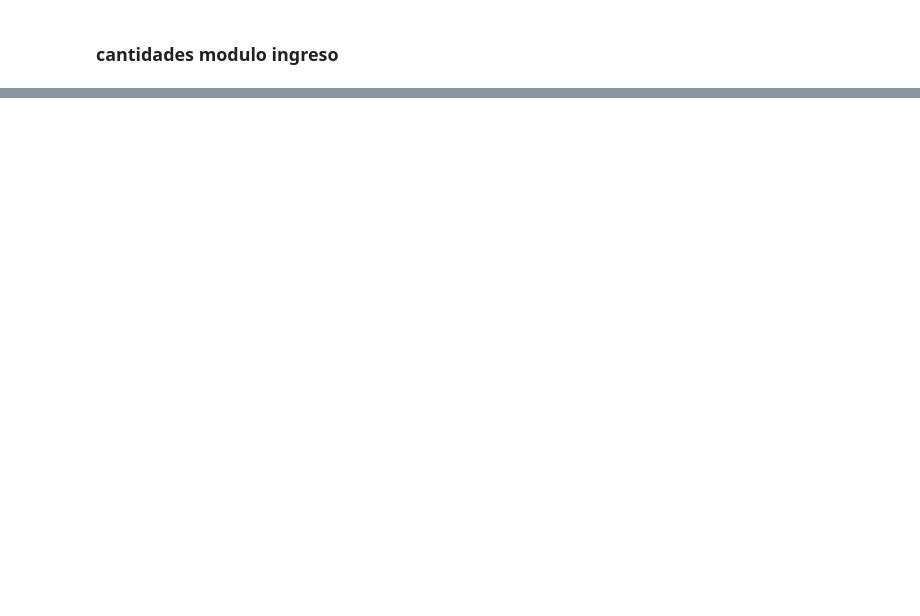
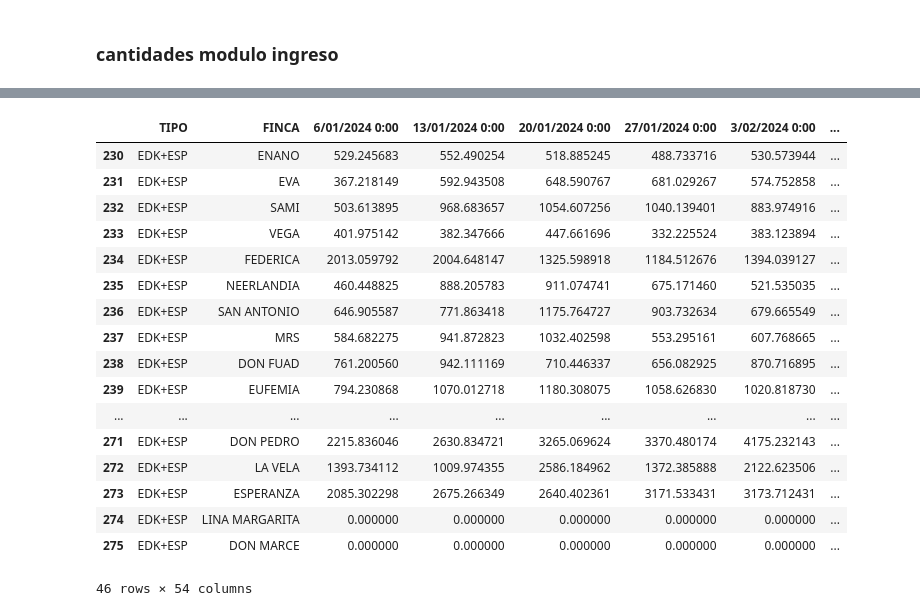
Before and after one commit to ngarrido24/mano_de_obra_agrovid, a Jupyter notebook: mano_de_obra.ipynb, the cells around one changed output, grey strips where cells are left out. Cells and saved outputs as stored; diff of their text form; code cells hidden in the pictures; blank space fills up the shorter version.

Commit message:
calculo de los tipos y sumas

```diff
--- a/mano_de_obra.ipynb
+++ b/mano_de_obra.ipynb
@@ -782,6 +784,9 @@ cost_promediado_100006.head(3)
 | 2 | SAMI | ALIMENTADOR DE COSECHA CAMPO | 3.117035e+06 | 2.636017e+06 | 3.038462e+06 | 2.761541e+06 | 3.117035e+06 | 2.793787e+06 | 3.117035e+06 | 2.981512e+06 | 2.723505e+06 | ... |
 # %% [markdown]
 ### cantidades modulo ingreso
+# %%
+revenue_sku_subset = revenue_sku[revenue_sku['SKU']!= 'Exc-']
+revenue_sku_subset.loc[:, 'Farm'] = revenue_sku_subset['Farm'].astype(str).apply(unidecode)
 # %%
-input_mo_join = pd.merge(revenue_sku, sku[['SKU', 'TIPO']] ,how = 'left', on = 'SKU')
-input_mo_join.head(3)
+input_mo_join = pd.merge(revenue_sku_subset, sku[['SKU', 'TIPO']] ,how = 'left', on = 'SKU')
+input_mo_join.rename(columns={'Farm':'FINCA'}, inplace=True)
@@ -812,0 +821,2 @@ mo_grouped
+# %%
+mo_100009 = group_by_type_sum(input_mo_join, farms=farm_order, types_sum=['EDK', 'ESP'])
@@ -812,0 +833,21 @@ mo_grouped
+# %%
+mo_100009[mo_100009['TIPO'] == 'EDK+ESP']
+# %% [output]
+|  | TIPO | FINCA | 6/01/2024 0:00 | 13/01/2024 0:00 | 20/01/2024 0:00 | 27/01/2024 0:00 | 3/02/2024 0:00 | ... |
+| 230 | EDK+ESP | ENANO | 529.245683 | 552.490254 | 518.885245 | 488.733716 | 530.573944 | ... |
+| 231 | EDK+ESP | EVA | 367.218149 | 592.943508 | 648.590767 | 681.029267 | 574.752858 | ... |
+| 232 | EDK+ESP | SAMI | 503.613895 | 968.683657 | 1054.607256 | 1040.139401 | 883.974916 | ... |
+| 233 | EDK+ESP | VEGA | 401.975142 | 382.347666 | 447.661696 | 332.225524 | 383.123894 | ... |
+| 234 | EDK+ESP | FEDERICA | 2013.059792 | 2004.648147 | 1325.598918 | 1184.512676 | 1394.039127 | ... |
+| 235 | EDK+ESP | NEERLANDIA | 460.448825 | 888.205783 | 911.074741 | 675.171460 | 521.535035 | ... |
+| 236 | EDK+ESP | SAN ANTONIO | 646.905587 | 771.863418 | 1175.764727 | 903.732634 | 679.665549 | ... |
+| 237 | EDK+ESP | MRS | 584.682275 | 941.872823 | 1032.402598 | 553.295161 | 607.768665 | ... |
+| 238 | EDK+ESP | DON FUAD | 761.200560 | 942.111169 | 710.446337 | 656.082925 | 870.716895 | ... |
+| 239 | EDK+ESP | EUFEMIA | 794.230868 | 1070.012718 | 1180.308075 | 1058.626830 | 1020.818730 | ... |
+| ... | ... | ... | ... | ... | ... | ... | ... | ... |
+| 271 | EDK+ESP | DON PEDRO | 2215.836046 | 2630.834721 | 3265.069624 | 3370.480174 | 4175.232143 | ... |
+| 272 | EDK+ESP | LA VELA | 1393.734112 | 1009.974355 | 2586.184962 | 1372.385888 | 2122.623506 | ... |
+| 273 | EDK+ESP | ESPERANZA | 2085.302298 | 2675.266349 | 2640.402361 | 3171.533431 | 3173.712431 | ... |
+| 274 | EDK+ESP | LINA MARGARITA | 0.000000 | 0.000000 | 0.000000 | 0.000000 | 0.000000 | ... |
+| 275 | EDK+ESP | DON MARCE | 0.000000 | 0.000000 | 0.000000 | 0.000000 | 0.000000 | ... |
+46 rows × 54 columns
```
Also changed, not shown: parts of 31 cells of this notebook, 2 other files.
